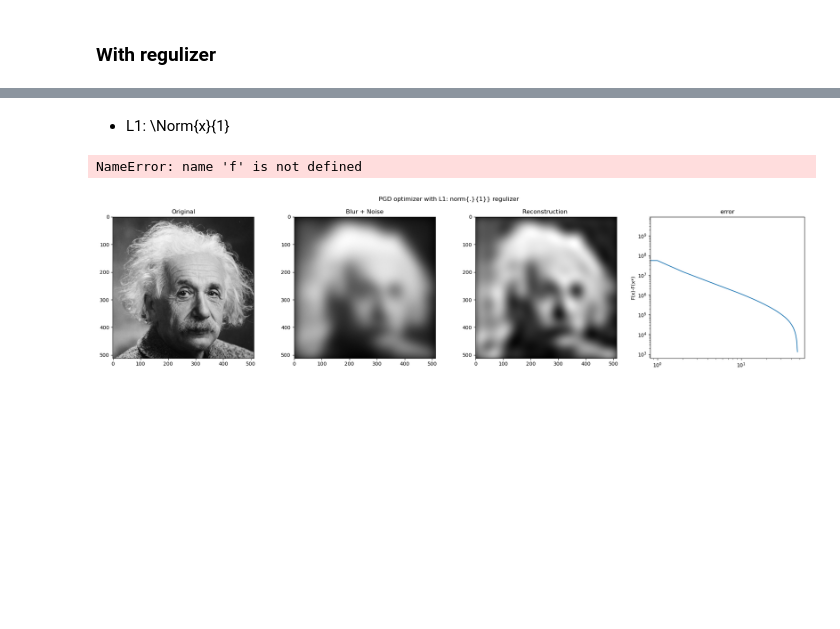
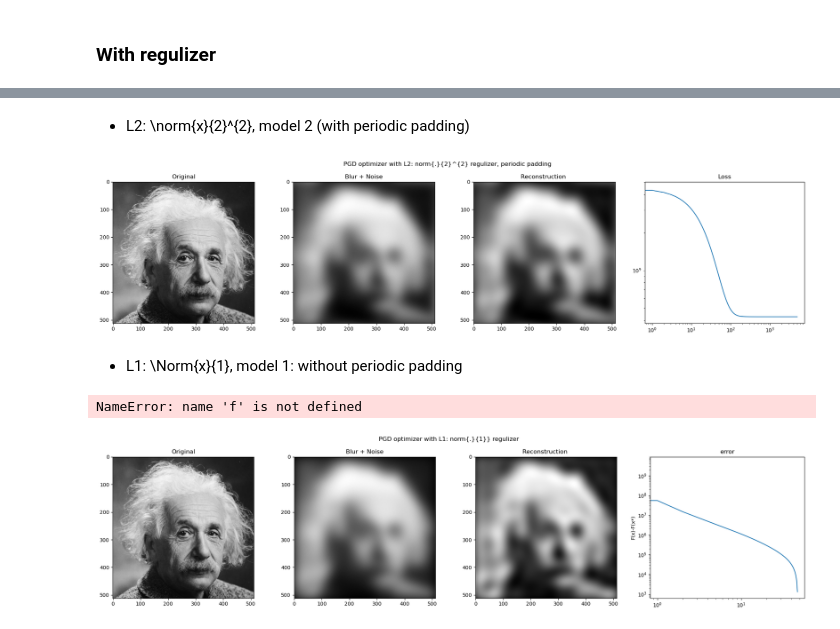
Before and after one commit to igomes1/Deep-denoising-X-ray-CT-reconstruction, a Jupyter notebook: inverse_problems.ipynb, the cells around one changed output, grey strips where cells are left out. Cells and saved outputs as stored; diff of their text form; code cells hidden in the pictures; blank space fills up the shorter version.

Commit message:
add new results with the new model (convolution with periodic padding)

```diff
--- a/inverse_problems.ipynb
+++ b/inverse_problems.ipynb
@@ -303,5 +310,43 @@ plt.show()
+# %% [markdown]
+- L2: \norm{x}{2}^{2}, model 2 (with periodic padding)
+# %%
+# initialisation
+x = jnp.zeros(img.shape) + 0.0001
+y = jnp.array(blur_noise_img)
+A = Model_periodic_padding(jnp.array(img_kernel))
+L = jnp.max(jnp.abs(A.img_kernel_f))
+
+
+# optimization parameters
+alpha = 0.01 # pas prendre 1/L car on a ajouté le regulizer dans la dérivée du loss, donc c'est plus ca, mais du coup, je sais pas comment trouver alpha, --> ou sinon j utilise le prox pour le regulizer
+n_iter = 5000
+# n_iter = 10
+
+
+
+losses = []
+# solve
+for _ in tqdm(range(n_iter)):
+    loss_val, x = optimizer_step(x, y, A, alpha, loss_rL2)
+    losses.append(loss_val)
+# %%
+# plot
+fig, (ax1, ax2, ax3, ax4) = plt.subplots(1,4, figsize =(20,5))
+fig.suptitle('PGD optimizer with L2: norm{.}{2}^{2} regulizer, periodic padding')
+ax1.imshow(img, cmap= "gray")
+ax1.set_title('Original')
+ax2.imshow(blur_noise_img, cmap= "gray")
+ax2.set_title('Blur + Noise')
+ax3.imshow(x, cmap= "gray")
+ax3.set_title('Reconstruction ')
+ax4.loglog(losses)
+ax4.set_title('Loss')
+plt.tight_layout()
+plt.show()
+# %% [output]
+[figure, added]
 # %% [markdown]
-- L1: \Norm{x}{1}
+- L1: \Norm{x}{1}, model 1: without periodic padding
 # %%
 # here g(x) = ||x||{1} is not smooth anymore. To solve inverse problem we use PGD with a proximal step
 # loss function
```
Also changed, not shown: parts of 15 cells of this notebook.
